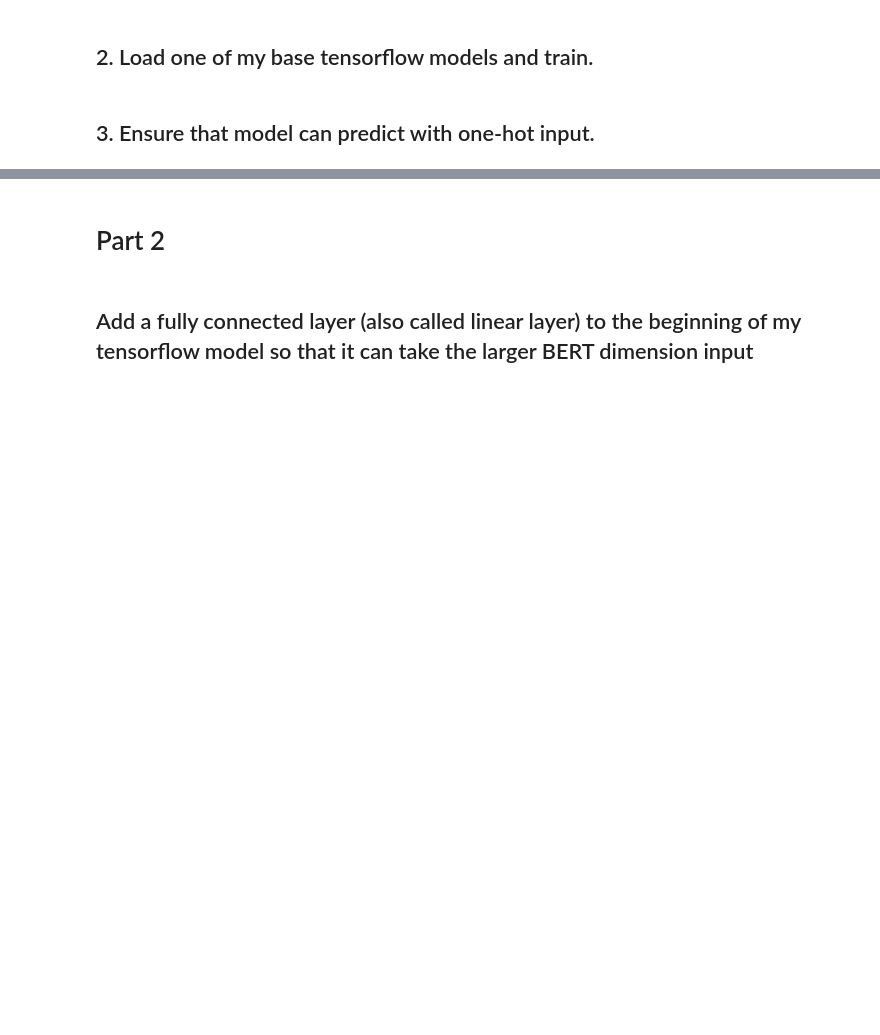
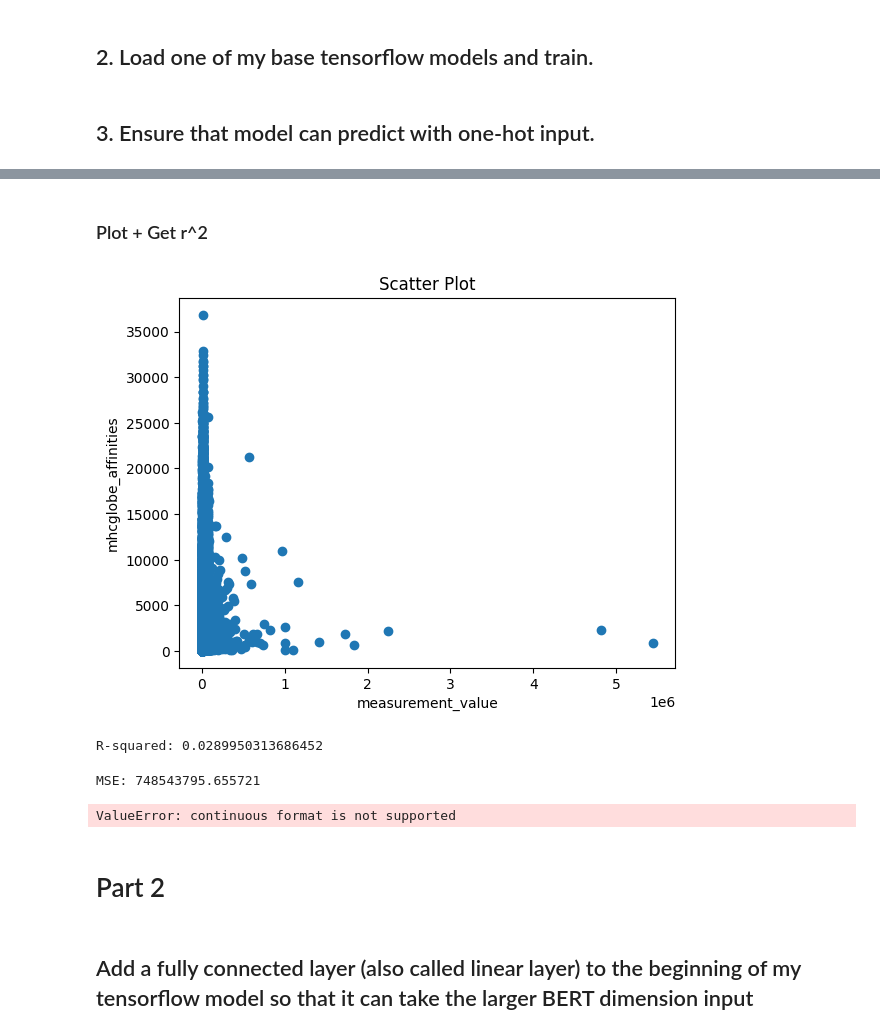
Before and after one commit to prakritipaul/mhcglobe, a Jupyter notebook: prakriti_MHCGlobe_pipeline.ipynb, the cells around one changed output, grey strips where cells are left out. Cells and saved outputs as stored; diff of their text form; code cells hidden in the pictures; blank space fills up the shorter version.

```diff
--- a/prakriti_MHCGlobe_pipeline.ipynb
+++ b/prakriti_MHCGlobe_pipeline.ipynb
@@ -74,0 +126,5 @@ new_model.predict(X)
+# %%
+# Make a df.
+prediction_dict = {"mhcglobe_scores": mhcglobe_scores, "mhcglobe_affinities": mhcglobe_affinities}
+prediction_df = pd.DataFrame(prediction_dict)
+prediction_df
@@ -74,0 +145,8 @@ new_model.predict(X)
+# %%
+# Munge to_predict so I can correctly concatenate the columns
+munged_to_predict = to_predict
+munged_to_predict.index = prediction_df.index
+# %%
+# Present the data nicely!
+prediction_df_all = pd.concat([munged_to_predict, prediction_df], axis=1)
+prediction_df_all
@@ -74,0 +169,6 @@ new_model.predict(X)
+# %%
+# Get the measurement_value column of human_pMHC_true_data_test
+true_data_measurement_values = human_pMHC_true_data_test["measurement_value"]
+true_data_measurement_values.index = prediction_df_all.index
+prediction_df_comparison = pd.concat([prediction_df_all, true_data_measurement_values], axis=1)
+prediction_df_comparison
@@ -75,3 +189,39 @@ new_model.predict(X)
+# %% [markdown]
+### Plot + Get r^2
+# %%
+import matplotlib.pyplot as plt
+
+plt.scatter(prediction_df_comparison["measurement_value"], prediction_df_comparison["mhcglobe_affinities"])
+plt.xlabel("measurement_value")
+plt.ylabel("mhcglobe_affinities")
+plt.title("Scatter Plot")
+plt.show()
+# %% [output]
+[figure, added]
+# %%
+from scipy.stats import linregress
+
+slope, intercept, r_value, p_value, std_err = linregress(prediction_df_comparison["measurement_value"], prediction_df_comparison["mhcglobe_affinities"])
+print("R-squared:", r_value**2)
+# %% [output]
+R-squared: 0.0289950313686452
+# %%
+from sklearn.metrics import mean_squared_error
+
+mse = mean_squared_error(prediction_df_comparison["measurement_value"], prediction_df_comparison["mhcglobe_affinities"])
+print("MSE:", mse)
+# %% [output]
+MSE: 748543795.655721
+# %%
+# prompt: AUC prediction_df_comparison
+
+from sklearn import metrics
+import numpy as np
+
+auc = metrics.roc_auc_score(prediction_df_comparison["measurement_value"], prediction_df_comparison["mhcglobe_affinities"])
+print("AUC:", auc)
+# %% [output]
+ValueError: continuous format is not supported
 # %% [markdown]
 # Part 2
 # %% [markdown]
```
Also changed, not shown: parts of 10 cells of this notebook.
